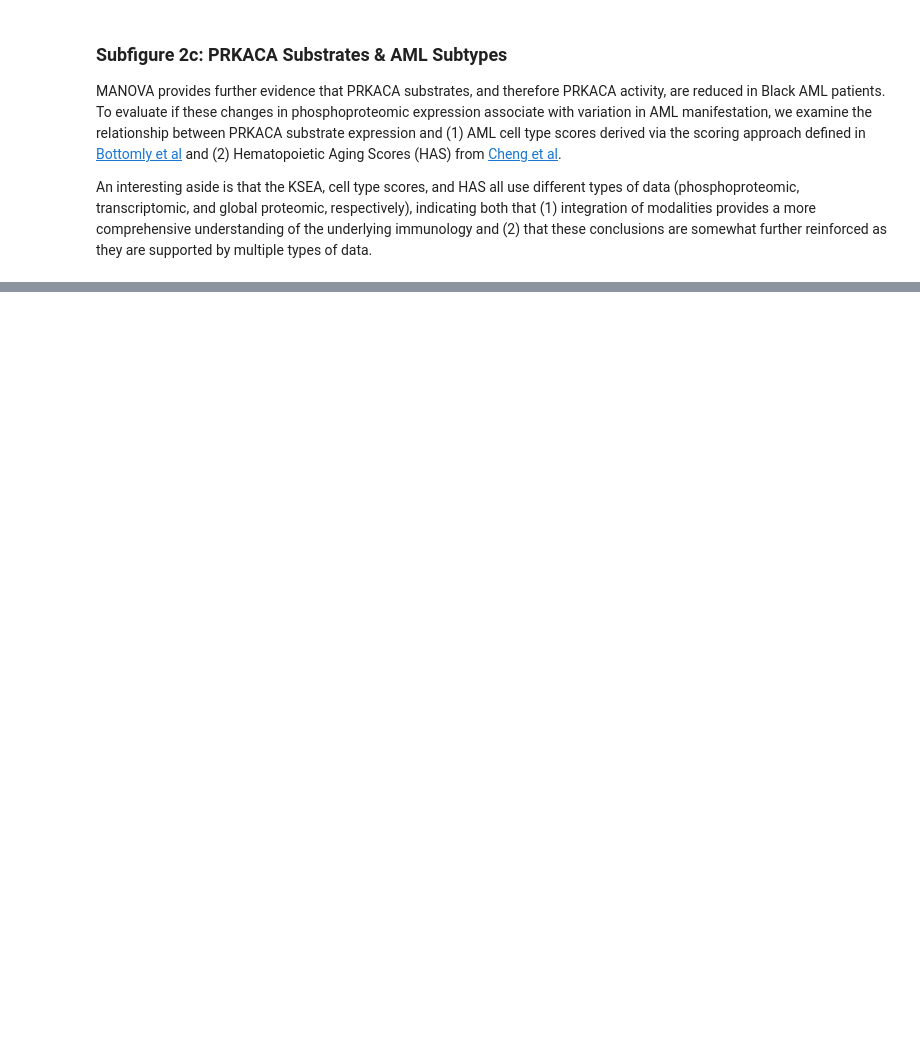
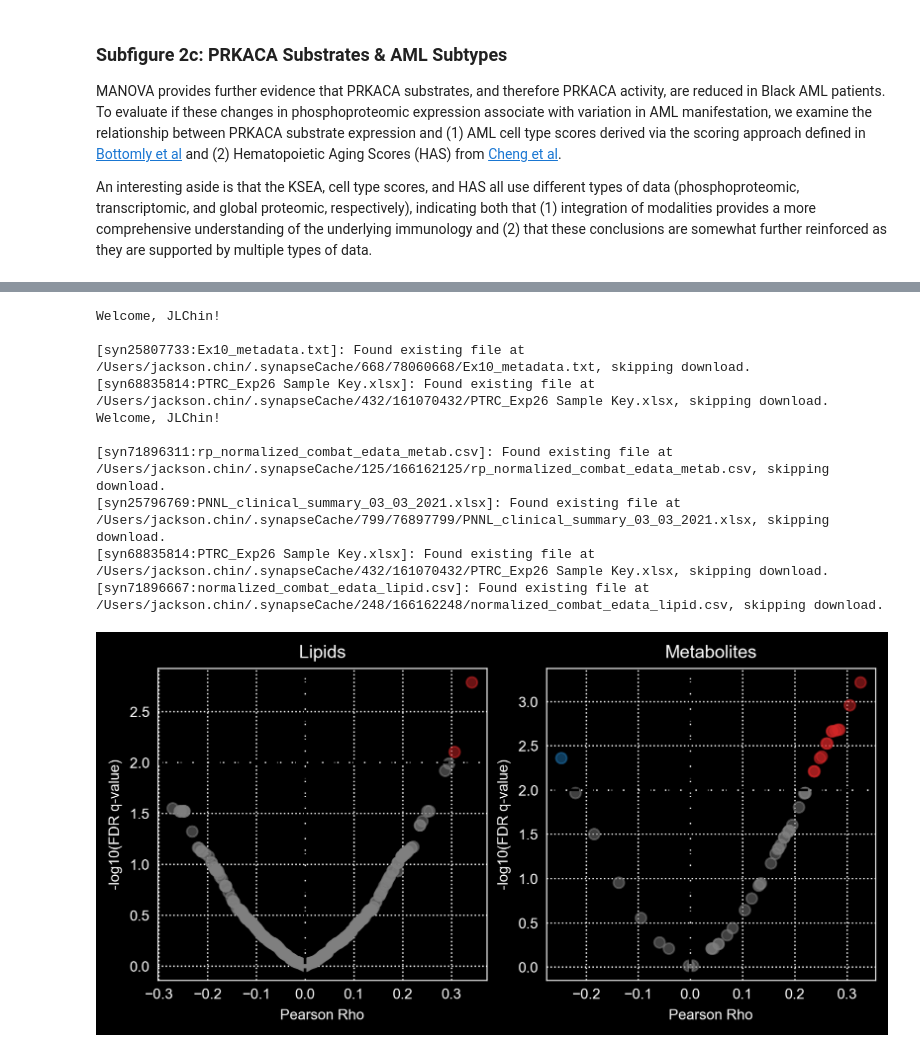
Before and after one commit to PNNL-CompBio/amlMultidrugResistance, a Jupyter notebook: aml_outcome_disparities/analysis/fig2/figure2.ipynb, the cells around one changed output, grey strips where cells are left out. Cells and saved outputs as stored; diff of their text form; code cells hidden in the pictures; blank space fills up the shorter version.

```diff
--- a/aml_outcome_disparities/analysis/fig2/figure2.ipynb
+++ b/aml_outcome_disparities/analysis/fig2/figure2.ipynb
@@ -120,0 +145,15 @@ Welcome, JLChin!
+# %%
+from figure2e import make_figure as make_figure_2e
+fig_2e = make_figure_2e()
+# %% [output]
+Welcome, JLChin!
+
+[syn25807733:Ex10_metadata.txt]: Found existing file at /Users/jackson.chin/.synapseCache/668/78060668/Ex10_metadata.txt, skipping download.
+[syn68835814:PTRC_Exp26 Sample Key.xlsx]: Found existing file at /Users/jackson.chin/.synapseCache/432/161070432/PTRC_Exp26 Sample Key.xlsx, skipping download.
+Welcome, JLChin!
+
+[syn71896311:rp_normalized_combat_edata_metab.csv]: Found existing file at /Users/jackson.chin/.synapseCache/125/166162125/rp_normalized_combat_edata_metab.csv, skipping download.
+[syn25796769:PNNL_clinical_summary_03_03_2021.xlsx]: Found existing file at /Users/jackson.chin/.synapseCache/799/76897799/PNNL_clinical_summary_03_03_2021.xlsx, skipping download.
+[syn68835814:PTRC_Exp26 Sample Key.xlsx]: Found existing file at /Users/jackson.chin/.synapseCache/432/161070432/PTRC_Exp26 Sample Key.xlsx, skipping download.
+[syn71896667:normalized_combat_edata_lipid.csv]: Found existing file at /Users/jackson.chin/.synapseCache/248/166162248/normalized_combat_edata_lipid.csv, skipping download.
+[figure, added]
```
Also changed, not shown: parts of 10 cells of this notebook, 3 other files.
